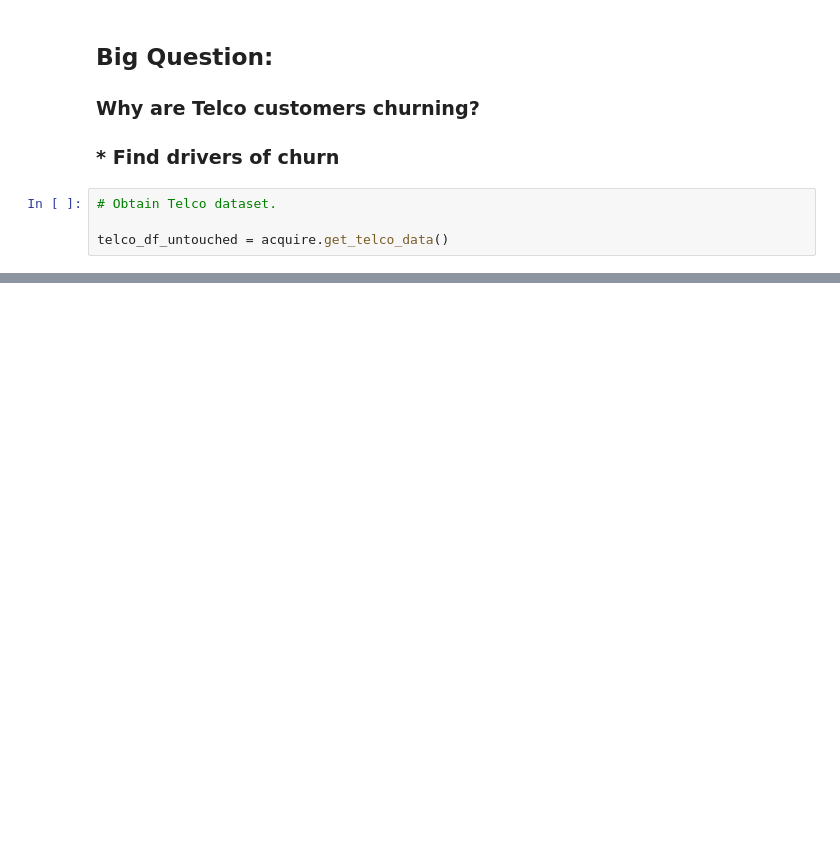
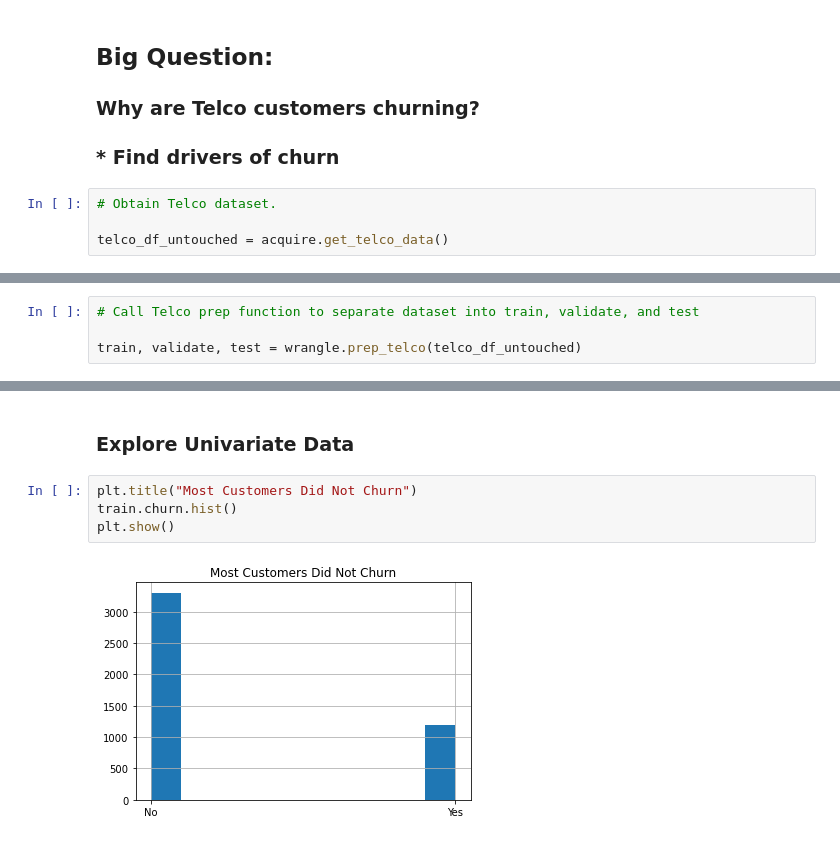
Before and after one commit to brentschriver/classification-exercises, a Jupyter notebook: Classification Project.ipynb, the cells around one changed output, grey strips where cells are left out. Saved outputs shown, nothing was run; the diff lists cells and outputs as text; blank space fills up the shorter version.

```diff
--- a/Classification Project.ipynb
+++ b/Classification Project.ipynb
@@ -65,0 +40,4 @@ prep_telco(telco_df_untouched)
+# %%
+# Call Telco prep function to separate dataset into train, validate, and test
+
+train, validate, test = wrangle.prep_telco(telco_df_untouched)
@@ -65,0 +64,8 @@ prep_telco(telco_df_untouched)
+# %% [markdown]
+### Explore Univariate Data
+# %%
+plt.title("Most Customers Did Not Churn")
+train.churn.hist()
+plt.show()
+# %% [output]
+[figure, added]
```
Also changed, not shown: parts of 17 cells of this notebook, 1 other file.
